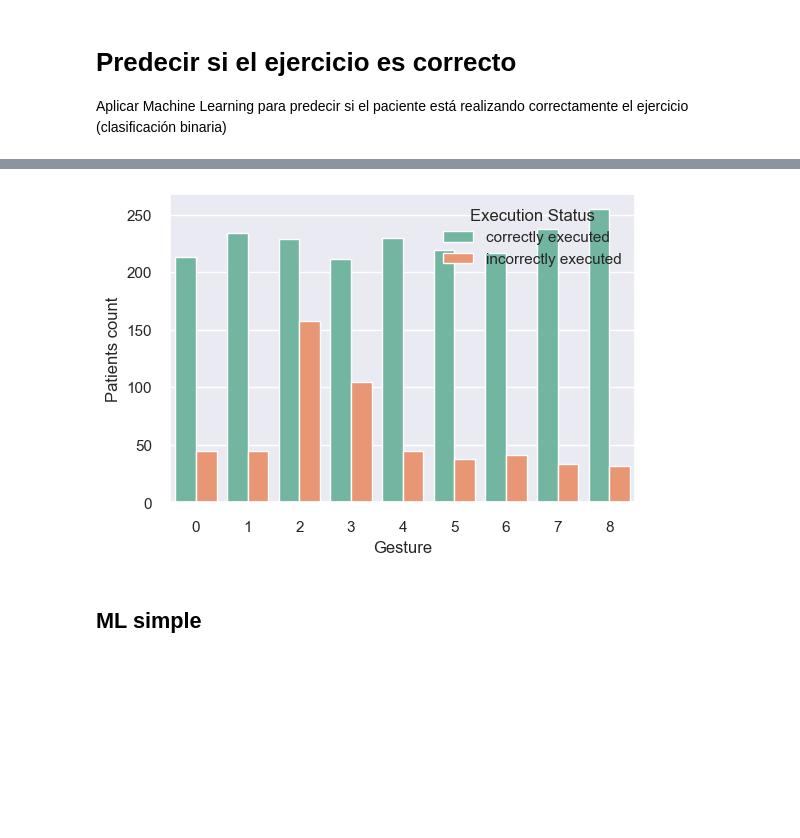
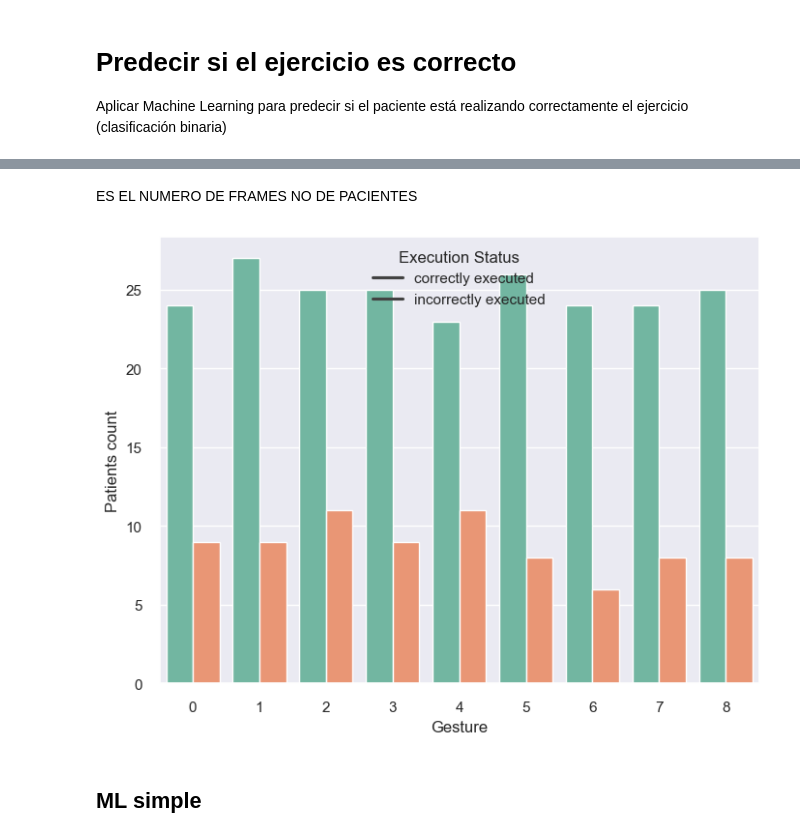
Before and after one commit to nmartinser/Telerehabilitation, a Jupyter notebook: notebooks/ml_correctLabel.ipynb, the cells around one changed output, grey strips where cells are left out. Drawn from its saved outputs; the diff is of its cells as text; code cells hidden in the pictures; blank space fills up the shorter version.

Commit message:
corregir los subject counts

```diff
--- a/notebooks/ml_correctLabel.ipynb
+++ b/notebooks/ml_correctLabel.ipynb
@@ -71,17 +87,24 @@ df[df['CorrectLabel']==3] = 2
+# %% [markdown]
+ES EL NUMERO DE FRAMES NO DE PACIENTES
 # %%
 #---------Distribución de las clases--------
-plt.figure(figsize=(6,4))
-ax = sns.countplot(x="GestureLabel", hue="CorrectLabel",  data=df, palette = "Set2")
+
+subject_count_per_gesture = df.groupby(["GestureLabel", "CorrectLabel"])["SubjectID"].nunique().reset_index()
+
+# Plotting
+plt.figure(figsize=(8, 6))
+ax = sns.barplot(x="GestureLabel", y="SubjectID", hue="CorrectLabel", data=subject_count_per_gesture,
+                 palette='Set2')
 
 gesture_labels = ['EFL', 'EFR', 'SFL', 'SFR', 'SAL', 'SAR', 'SFE', 'STL', 'STR']
 ax.set(xlabel='gesture_labels')
 
 plt.legend(title='Execution Status', labels=["correctly executed", "incorrectly executed"])
 plt.xlabel('Gesture')
 plt.ylabel('Patients count')
 plt.show()
 # %% [output]
-[figure, old version]
+[figure, new version]
 # %% [markdown]
 ## ML simple
 # %%
```
Also changed, not shown: parts of 2 cells of this notebook, 2 other files.
